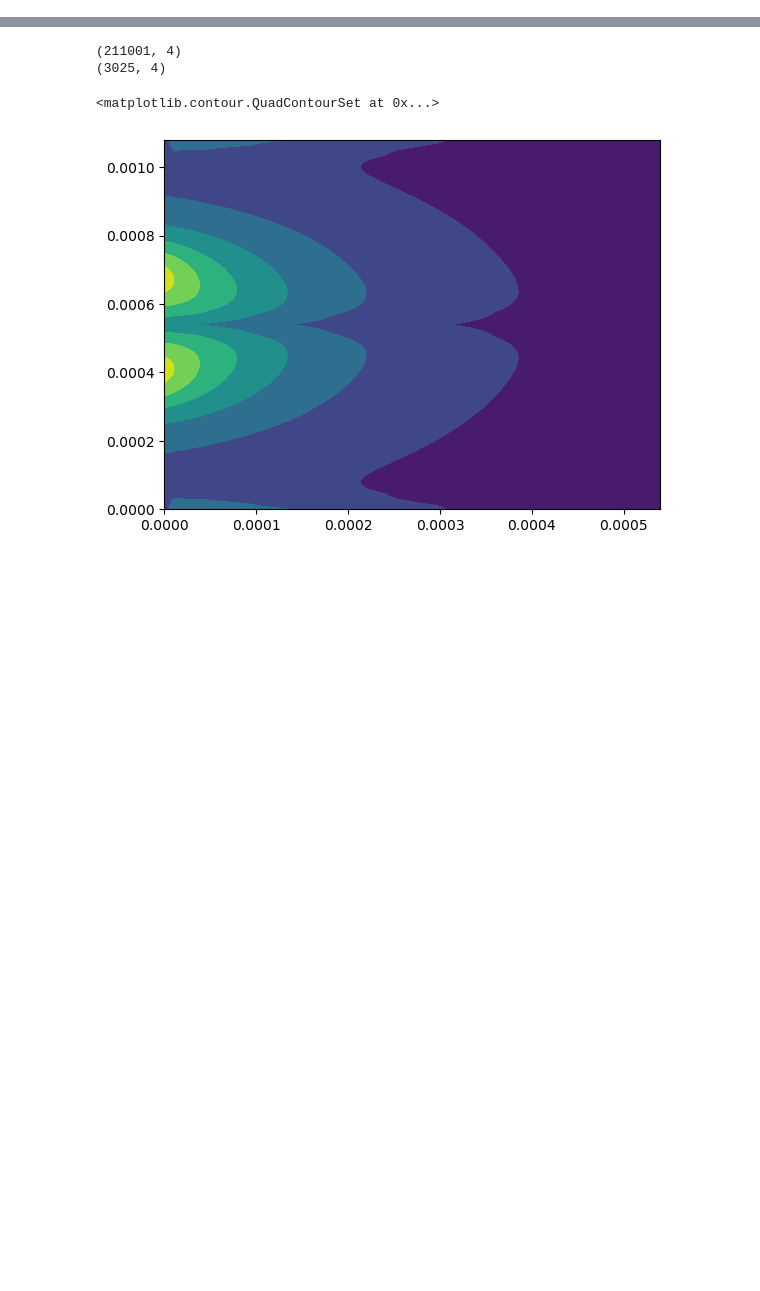
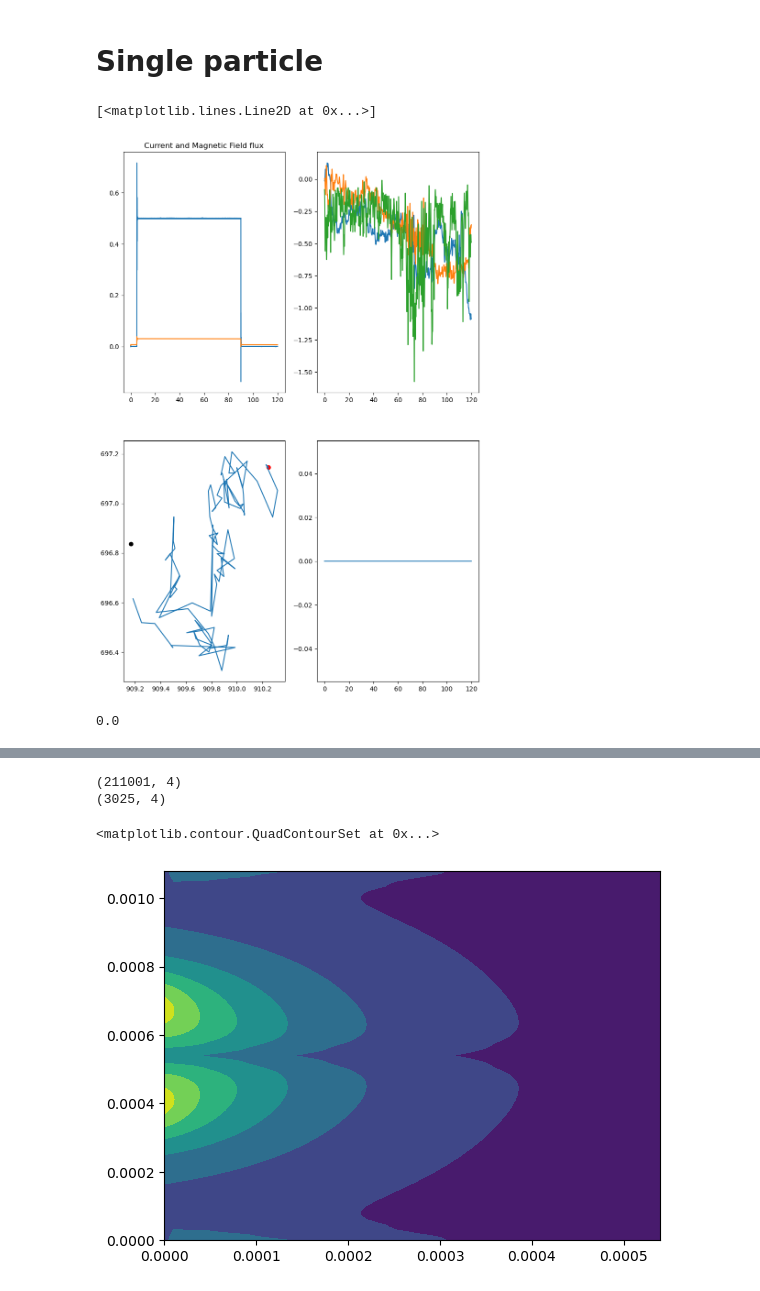
Before and after one commit to ArttuD/MicrorheologyProto, a Jupyter notebook: Notebook.ipynb, the cells around one changed output, grey strips where cells are left out. Saved outputs shown, nothing was run; the diff lists cells and outputs as text; code cells hidden in the pictures; blank space fills up the shorter version.

```diff
--- a/Notebook.ipynb
+++ b/Notebook.ipynb
@@ -131,0 +147,47 @@ def findPoint(x,y):
+# %% [markdown]
+# Single particle
+# %%
+root = "./data/Meas_set/W_model_meas/driver_2023-10-23.npy"
+df = pd.DataFrame(np.load(root).T, columns = ['index','aim','measured','Mg', 'scaler'])
+
+path_track = "./data/Meas_set/W_model_meas/trackingData_2023-10-23.pickle"
+
+with open(path_track, "rb") as input_file:
+    file_track = cPickle.load(input_file)
+df_track = pd.DataFrame.from_dict(file_track)
+
+
+df_track["x"] = scipy.ndimage.gaussian_filter(df_track["x"],5)
+df_track["y"] = scipy.ndimage.gaussian_filter(df_track["y"],5)
+
+df_track["dx"] = np.gradient(df_track["x"],1/40)
+df_track["dy"] = np.gradient(df_track["y"],1/40)
+
+df_track["distance"] = np.sqrt(df_track["dx"]**2+ df_track["dy"]**2)
+
+df_track["distance"] = df_track["distance"].values.max()- df_track["distance"]
+
+df_track["time"] = df_track["t"]*1/40
+
+fig, ax = plt.subplots(2,2, figsize=(10,15))
+
+ax[0,0]. set_title("Current and Magnetic Field flux")
+ax[0,0].plot(df["index"],df["measured"])
+ax[0,0].plot(df["index"],df["Mg"])
+
+ax[0,1].plot(df_track["time"],scipy.ndimage.gaussian_filter(df_track["x"]-df_track["x"][0],5))
+ax[0,1].plot(df_track["time"],scipy.ndimage.gaussian_filter(df_track["y"]-df_track["y"][0],5))
+ax[0,1].plot(df_track["time"],scipy.ndimage.gaussian_filter((df_track["distance"]-df_track["distance"][0]).values,5))
+
+ax[1,0].plot(df_track["x"][::50],df_track["y"][::50])
+ax[1,0].scatter(df_track["x"][0],df_track["y"][0], color = "red")
+ax[1,0].scatter(df_track["x"].values[-1],df_track["y"].values[-1], color = "black")
+
+ax[1,1].plot(df["index"],df["scaler"])
+# %% [output]
+[<matplotlib.lines.Line2D at 0x...>]
+[figure, added]
+# %%
+(df_track["x"].max()-df_track["x"]).min()
+# %% [output]
+0.0
```
Also changed, not shown: parts of 10 cells of this notebook, 1 other file.
